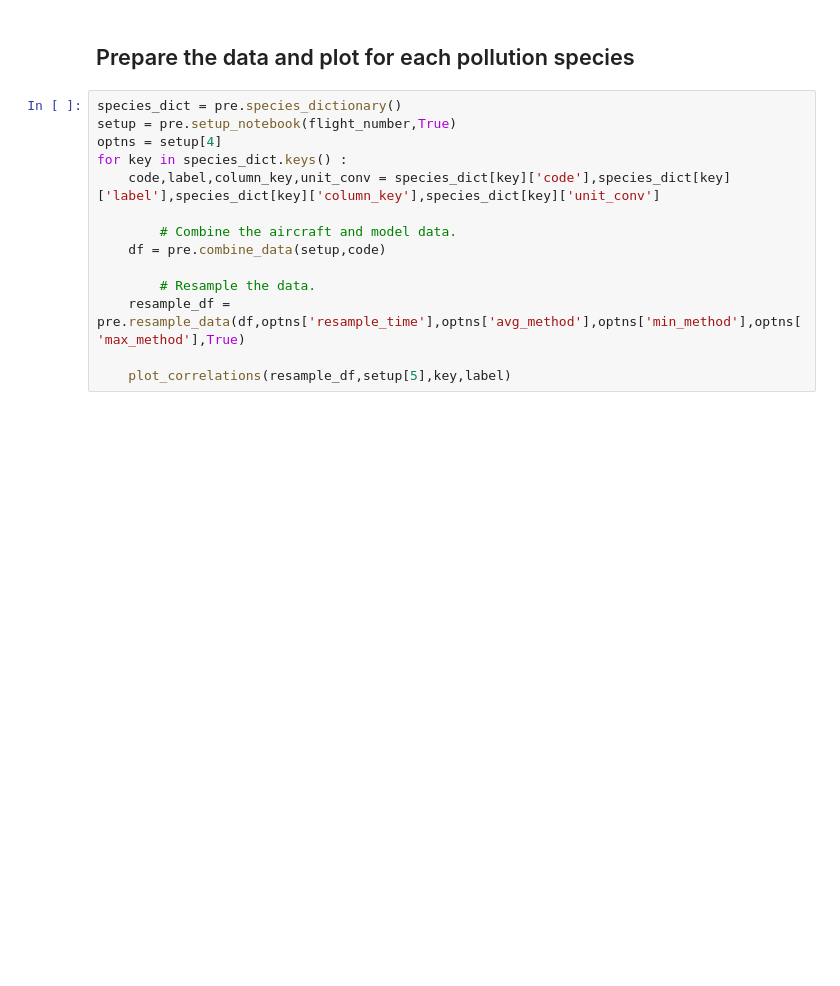
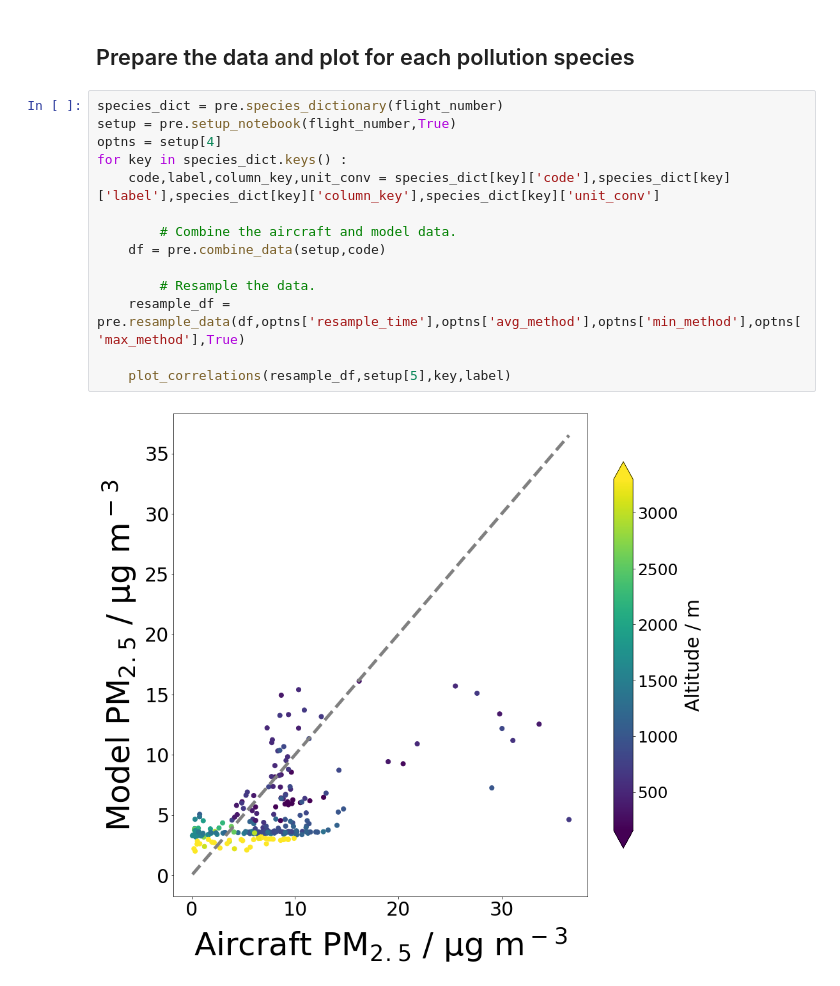
Before and after one commit to ADAQ-AQI/cap-notebooks, a Jupyter notebook: new-flight-plots/correlations.ipynb, the cells around one changed output. Drawn from its saved outputs; the diff is of its cells as text; blank space fills up the shorter version.

```diff
--- a/new-flight-plots/correlations.ipynb
+++ b/new-flight-plots/correlations.ipynb
@@ -59,16 +53,18 @@ flight_number = 'C110'
 # %% [markdown]
 ## Prepare the data and plot for each pollution species
 # %%
-species_dict = pre.species_dictionary()
+species_dict = pre.species_dictionary(flight_number)
 setup = pre.setup_notebook(flight_number,True)
 optns = setup[4]
 for key in species_dict.keys() :
     code,label,column_key,unit_conv = species_dict[key]['code'],species_dict[key]['label'],species_dict[key]['column_key'],species_dict[key]['unit_conv']
 
         # Combine the aircraft and model data.
     df = pre.combine_data(setup,code)
 
         # Resample the data.
     resample_df = pre.resample_data(df,optns['resample_time'],optns['avg_method'],optns['min_method'],optns['max_method'],True)
 
     plot_correlations(resample_df,setup[5],key,label)
+# %% [output]
+[figure, added]
```
Also changed, not shown: parts of 1 cell of this notebook, 6 other files.
